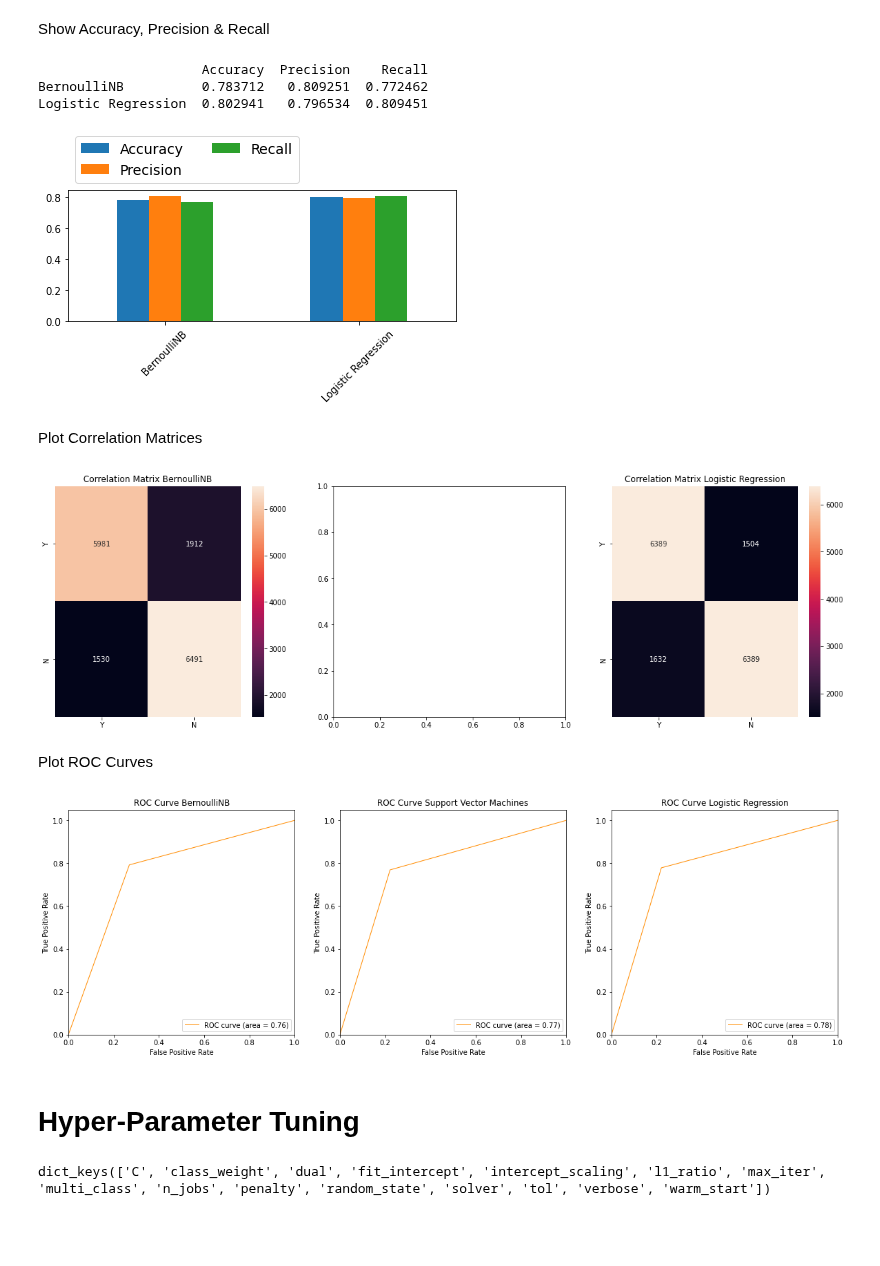
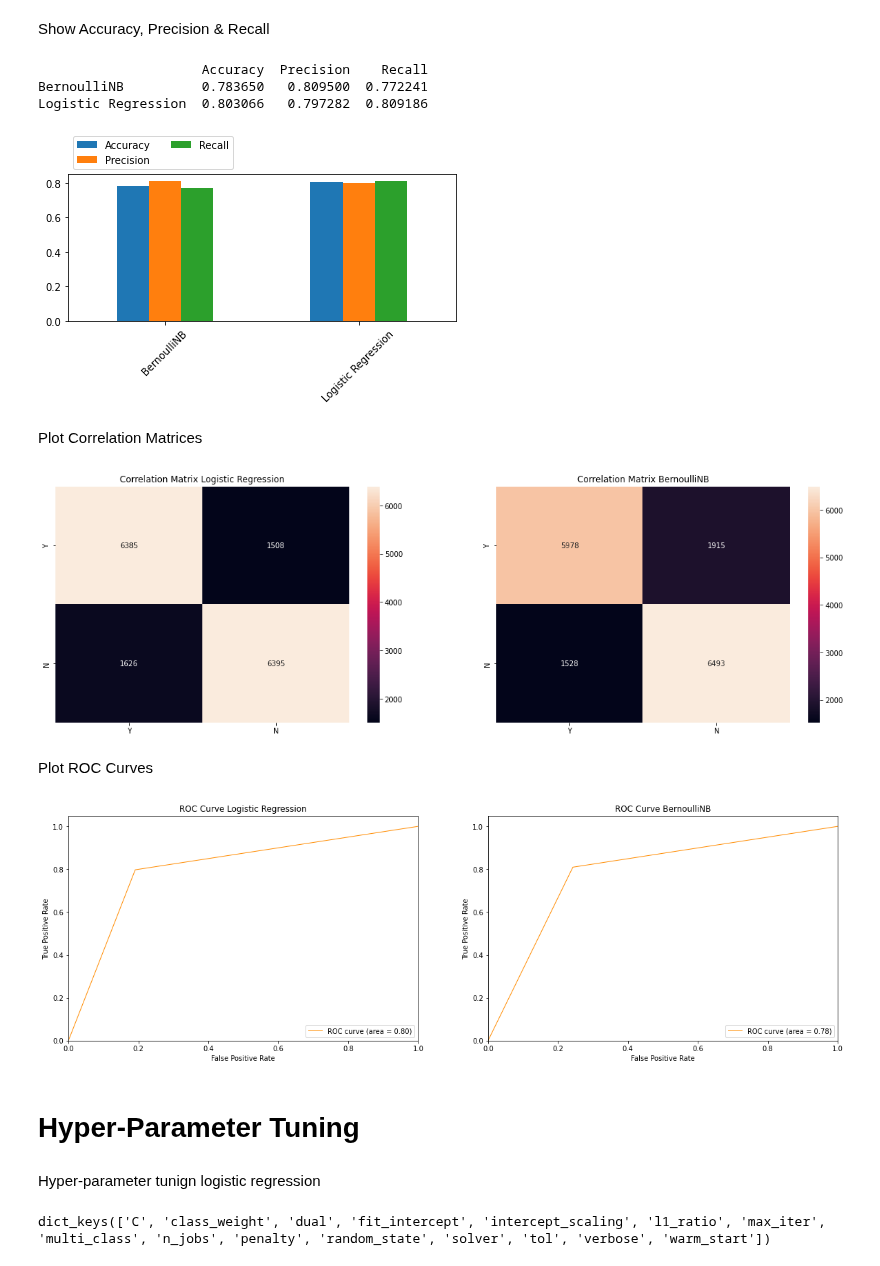
Before and after one commit to claredavies/MachineLearningCoursework, a Jupyter notebook: Assignment2/MachineLearningAssignment2SentimentAnalysis.ipynb, the cells around one changed output. Drawn from its saved outputs; the diff is of its cells as text; code cells hidden in the pictures; blank space fills up the shorter version.

```diff
--- a/Assignment2/MachineLearningAssignment2SentimentAnalysis.ipynb
+++ b/Assignment2/MachineLearningAssignment2SentimentAnalysis.ipynb
@@ -278,7 +292,0 @@ stopwordlist = ['a','and','i']
-# %%
-STOPWORDS = stopwordlist
-
-def cleaning_stopwords(text):
-    return " ".join([word for word in str(text).split() if word not in STOPWORDS])
-dataset['tweet_text'] = dataset['tweet_text'].apply(lambda text: cleaning_stopwords(text))
-print(dataset['tweet_text'].head(10))
@@ -428,35 +434,35 @@ df_model['Recall'] = recall.values()
 print(df_model)
 
 ax  = df_model.plot.bar(rot=45)
-ax.legend(ncol= len(models.keys()), bbox_to_anchor=(0, 1), loc='lower left', prop={'size': 14})
+ax.legend(ncol= len(models.keys()), bbox_to_anchor=(0, 1), loc='lower left', prop={'size': 10})
 plt.tight_layout()
 # %% [output]
                      Accuracy  Precision    Recall
-BernoulliNB          0.783712   0.809251  0.772462
-Logistic Regression  0.802941   0.796534  0.809451
+BernoulliNB          0.783650   0.809500  0.772241
+Logistic Regression  0.803066   0.797282  0.809186
-[figure, old version]
+[figure, new version]
 # %% [markdown]
 Plot Correlation Matrices
 # %%
 from sklearn.metrics import confusion_matrix
 
 def get_cm(labels, predictions, p=0.5):
   cm = confusion_matrix(labels, predictions > p)
   return cm
 
 def plot_cm(ax,labels, predictions,title, p=0.5):
   tick_labels = ['Y', 'N']
   cm = get_cm(labels, predictions, p)
   sns.heatmap(cm, annot=True, fmt="d",ax=ax)
   ax.title.set_text(title)
   ax.set_xticklabels(tick_labels)
   ax.set_yticklabels(tick_labels)
 
-fig, (ax1, ax2, ax3) = plt.subplots(1, 3,figsize=(20,6))
-plot_cm(ax1,y_test, predictions['BernoulliNB'],"Correlation Matrix BernoulliNB")
-plot_cm(ax3,y_test, predictions['Logistic Regression'],"Correlation Matrix Logistic Regression")
+fig, (ax1, ax2) = plt.subplots(1, 2,figsize=(20,6))
+plot_cm(ax1,y_test, predictions['Logistic Regression'],"Correlation Matrix Logistic Regression")
+plot_cm(ax2,y_test, predictions['BernoulliNB'],"Correlation Matrix BernoulliNB")
 # %% [output]
-[figure, old version]
+[figure, new version]
 # %% [markdown]
 Plot ROC Curves
 # %%
@@ -472,13 +478,15 @@ def plot_roc_curve(ax,labels, predictions,title):
   ax.legend(loc="lower right")
   ax.title.set_text(title)
 # %%
-fig, (ax1, ax2, ax3) = plt.subplots(1, 3,figsize=(20,6))
-plot_roc_curve(ax1, y_test, predictions['BernoulliNB'],"ROC Curve BernoulliNB")
-plot_roc_curve(ax3, y_test, predictions['Logistic Regression'],"ROC Curve Logistic Regression")
+fig, (ax1, ax2) = plt.subplots(1, 2,figsize=(20,6))
+plot_roc_curve(ax1, y_test, predictions['Logistic Regression'],"ROC Curve Logistic Regression")
+plot_roc_curve(ax2, y_test, predictions['BernoulliNB'],"ROC Curve BernoulliNB")
 # %% [output]
-[figure, old version]
+[figure, new version]
 # %% [markdown]
 # Hyper-Parameter Tuning
+# %% [markdown]
+Hyper-parameter tunign logistic regression
 # %%
 logistic = LogisticRegression()
 print(logistic.get_params().keys())
```
Also changed, not shown: parts of 30 cells of this notebook.
